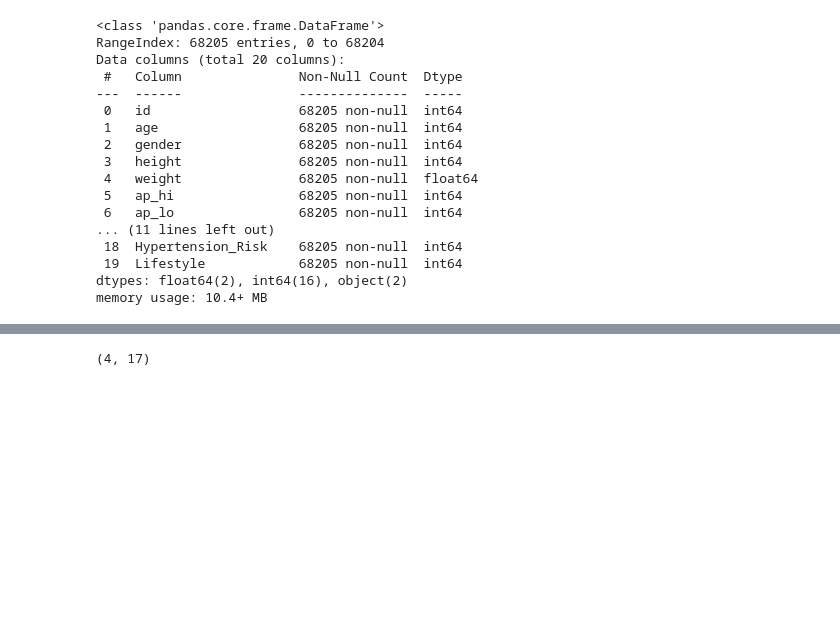
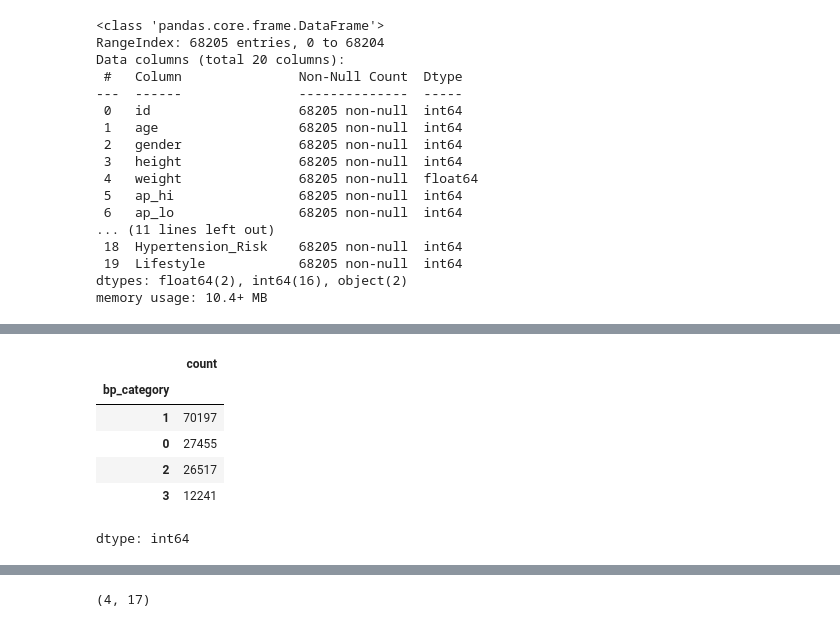
Before and after one commit to OrtegaJulio7/SIS420, a Jupyter notebook: Primer Parcial/1parcial.ipynb, the cells around one changed output, grey strips where cells are left out. Drawn from its saved outputs; the diff is of its cells as text; code cells hidden in the pictures; blank space fills up the shorter version.

```diff
--- a/Primer Parcial/1parcial.ipynb
+++ b/Primer Parcial/1parcial.ipynb
@@ -294,19 +286,21 @@ df_combined = pd.concat([df, df_synthetic], ignore_index=True)
 #------------------
 # Mover la columna 'bp_category' al final
 cols = list(df_combined.columns)
-cols.append(cols.pop(cols.index('bp_category')))
+cols.append(cols.pop(cols.index('bp_category')))#bp_category
 df_combined = df_combined[cols]
 
 # Eliminar la columna 'bp_category_encoded'
 df_combined = df_combined.drop(columns=['bp_category_encoded'])
+# Eliminar la columna 'id'(no tiene relevancia por que es la numeración de las filas)
+df_combined = df_combined.drop(columns=['id'])
 
-
-# # Omitir la columna 0(no tiene relevancia por que es la numeración de las filas) en X y la columna 17(es una columna repetida de Y)
-X_test = df_combined.iloc[0:95487, 1:17].values # prueba
-y_test = df_combined.iloc[0:95487:, 18].values
-
-X_train = df_combined.iloc[95487:, 1:17].values #entrenamiento
-y_train = df_combined.iloc[95487:, 18].values
+#Separamos 80% para entrenamiento y 20%para prueba
+# ---------prueba-----------------------
+X_test = df_combined.iloc[0:95487, 0:16].values
+y_test = df_combined.iloc[0:95487:, 17].values
+#------------entrenamiento-----------------
+X_train = df_combined.iloc[95487:, 0:16].values
+y_train = df_combined.iloc[95487:, 17].values
 
 
 X=X_test
@@ -315,21 +309,19 @@ y=y_test
 #X=X_train
 #y=y_train
 
-# Mapear los valores de la columna 16 según la lógica (normal = 0, hypertension1 = 1, hypertension2 = 2, Elevated: 3)
+# Mapear los valores de la columna 18 según la lógica (normal = 0, hypertension1 = 1, hypertension2 = 2, Elevated: 3)
+
 mapping = {
     'Hypertension Stage 1': 1,
     'Hypertension Stage 2': 2,
     'Normal': 0,
     'Elevated': 3
 }
+df_combined['bp_category'] = df_combined['bp_category'].map(mapping)
 
 # Reemplazar los valores en la columna de etiquetas según el diccionario de mapeo
 y_mapped = np.array([mapping[val] for val in y])
 y=y_mapped
 y[y == 4] = 0
 
-
-
-# print(X)
-
 m = y.size
@@ -387,0 +331,12 @@ memory usage: 19.8+ MB
+# %%
+#para contar cuantas clases contiene nuestra columna y
+class_counts = df_combined["bp_category"].value_counts()
+class_counts
+# %% [output]
+|  | count |
+| bp_category |  |
+| 1 | 70197 |
+| 0 | 27455 |
+| 2 | 26517 |
+| 3 | 12241 |
+dtype: int64
```
Also changed, not shown: parts of 33 cells of this notebook.
